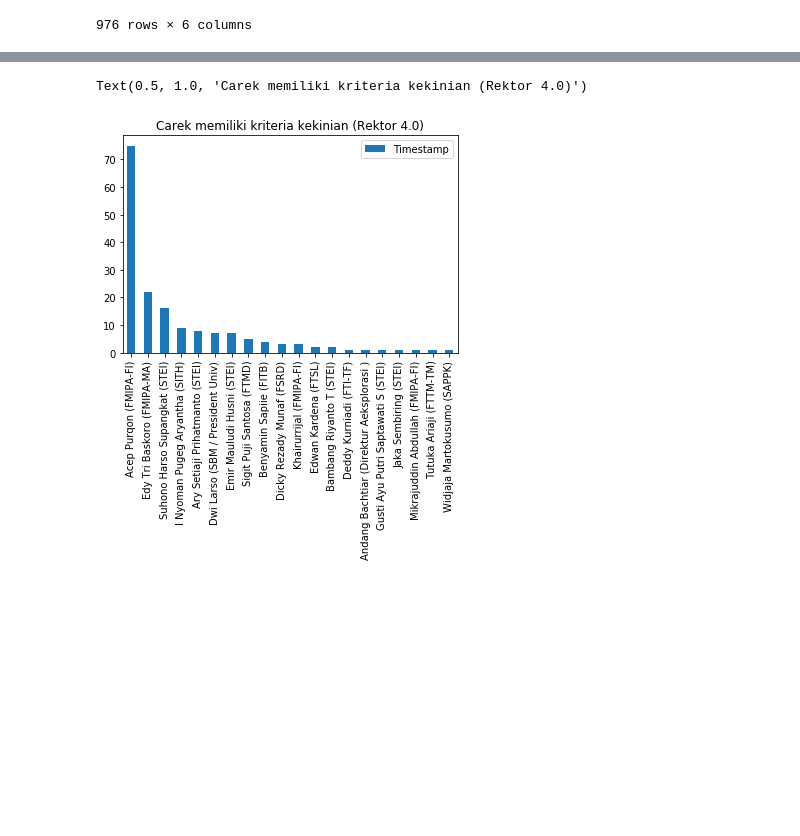
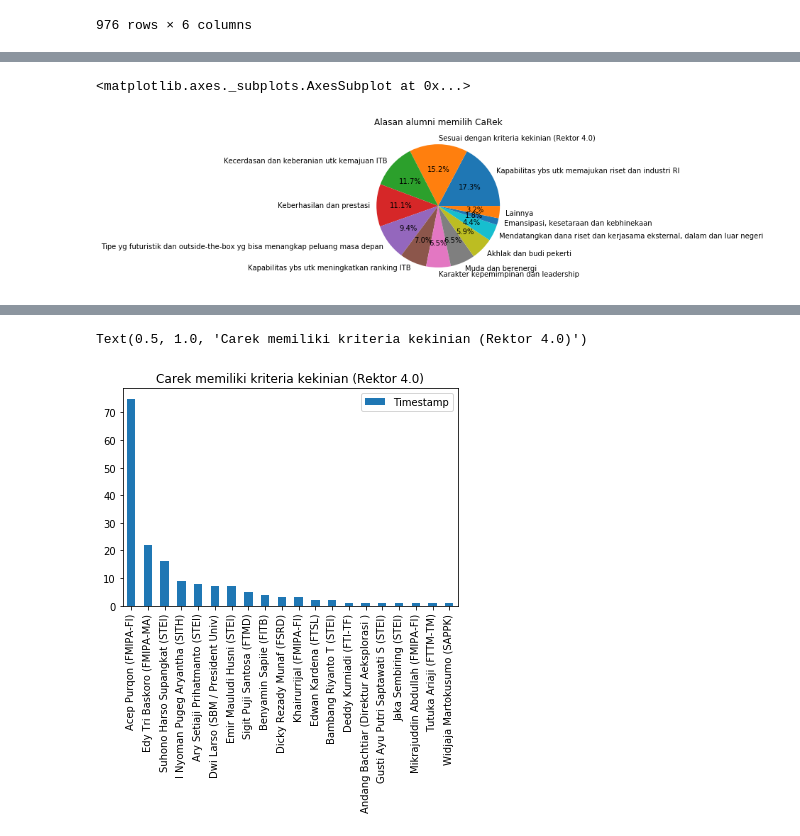
Before and after one commit to eueung/pilrek, a Jupyter notebook: contrib/Karisa_Hafizh_Visualisasi data pilrek.ipynb, the cells around one changed output, grey strips where cells are left out. Saved outputs shown, nothing was run; the diff lists cells and outputs as text; code cells hidden in the pictures; blank space fills up the shorter version.

Commit message:
Update vis. 1 and 2: bar chart, pie chart

```diff
--- a/contrib/Karisa_Hafizh_Visualisasi data pilrek.ipynb
+++ b/contrib/Karisa_Hafizh_Visualisasi data pilrek.ipynb
@@ -24,3 +24,8 @@ df
 | 974 | 10/8/2019 8:52:14 | Dosen | 25 - 40 th | Ary Setiaji Prihatmanto (STEI) | Kapabilitas ybs utk meningkatkan ... | NaN |
 | 975 | 10/8/2019 11:45:04 | Alumni | 25 - 40 th | Ary Setiaji Prihatmanto (STEI) | Akhlak dan budi pekerti | NaN |
 976 rows × 6 columns
+# %%
+plot_1_filter = df[df.Kategori == 'Alumni']
+plot_1_groupby = plot_1_filter.groupby('Alasan')
+plot_1_count = plot_1_groupby.count().reset_index()[['Alasan', 'Timestamp']].sort_values('Timestamp', ascending = False)
+plot_1_count
@@ -26,0 +50,9 @@ df
+# %%
+new_row = pd.DataFrame({
+    'Alasan' : ['Lainnya'],
+    'Timestamp' : [plot_1_count['Timestamp'][11:].sum()]
+})
+
+plot_1_count = pd.concat([plot_1_count[:11],new_row]).reset_index(drop=True)
+plot_1_count.set_index('Alasan', inplace=True)
+plot_1_count
@@ -27 +74,9 @@ df
+# %%
+plot_1 = plot_1_count.plot(y='Timestamp', kind='pie',autopct='%1.1f%%', legend=None)
+plot_1.set_ylabel('')
+plot_1.set_title('Alasan alumni memilih CaRek')
+plot_1
+# %% [output]
+<matplotlib.axes._subplots.AxesSubplot at 0x...>
+[figure, added]
 # %%
```
Also changed, not shown: parts of 6 cells of this notebook.
